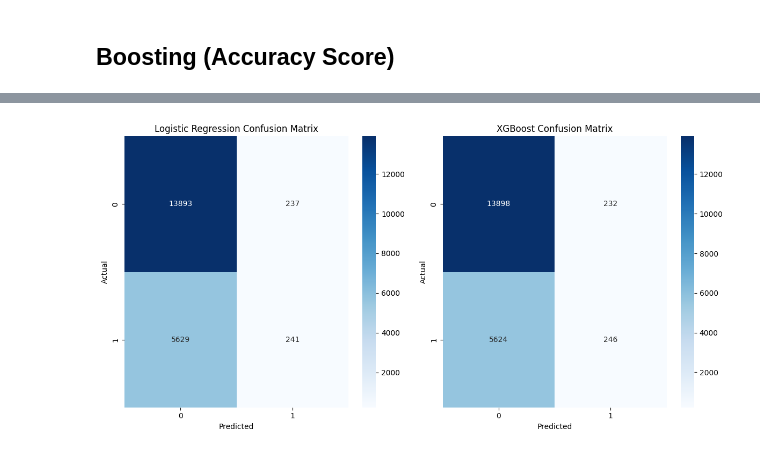
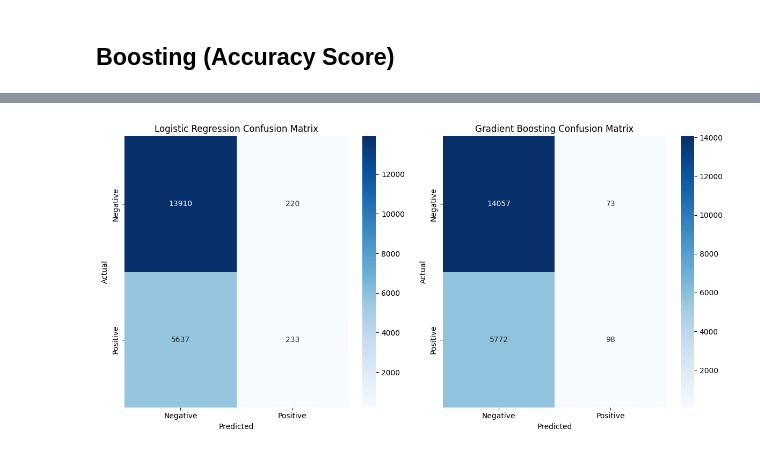
Before and after one commit to NaufalHumam24/Final-Project, a Jupyter notebook: Semester 3/2 - Data Mining/Final_Project_Machine_Learning_&_Data_Mining.ipynb, the cells around one changed output, grey strips where cells are left out. Drawn from its saved outputs; the diff is of its cells as text; code cells hidden in the pictures.

```diff
--- a/Semester 3/2 - Data Mining/Final_Project_Machine_Learning_&_Data_Mining.ipynb
+++ b/Semester 3/2 - Data Mining/Final_Project_Machine_Learning_&_Data_Mining.ipynb
@@ -108,0 +130,4 @@ print(duplicated)
+# %%
+for column in ["HadDiabetes", "SmokerStatus", "ECigaretteUsage", "TetanusLast10Tdap"]:
+    print(dataset[column].value_counts())
+    print("\n")
@@ -109,7 +170,4 @@ print(duplicated)
 # %%
-# Mengambil 100,000 baris pertama
-subset_data = dataset.iloc[:100000]
-
 # Mengubah nilai kolom [0, 1] menjadi [0: No, 1: Yes]
 cols1 = [
     'HadHeartAttack', 'HadAngina', 'HadStroke', 'HadAsthma', 'HadSkinCancer',
@@ -121,14 +179,12 @@ cols1 = [
 ]
 
 for col in cols1:
-    if col in subset_data.columns:
-        subset_data[col] = subset_data[col].replace({0: 'No', 1: 'Yes'})
+    if col in dataset.columns:
+        dataset[col] = dataset[col].replace({0: 'No', 1: 'Yes'})
 
 # Mengubah nilai kolom [1, 0] menjadi [1: Positive, 0: Negative]
 cols2 = ['CovidPos']
 
 for col in cols2:
-    if col in subset_data.columns:
-        subset_data[col] = subset_data[col].replace({1: 'Positive', 0: 'Negative'})
-
-subset_data.to_csv('./dataset/subset_dataset.csv', index=False)
+    if col in dataset.columns:
+        dataset[col] = dataset[col].replace({1: 'Positive', 0: 'Negative'})
@@ -383,7 +480,7 @@ for col in cat_cols:
     full[col] = le.fit_transform(full[col].astype(str))
     label_encoders[col] = le
 # %%
-full.drop(columns=['PatientID'], inplace=True)
+full.drop(columns=['PatientID', 'State'], inplace=True)
 # %%
 full.head(10)
 # %% [output]
@@ -575,32 +672,36 @@ acc_res
 # %%
-# Confusion Matrix Logistic Regression vs XGBoost
+# Confusion Matrix Logistic Regression vs Gradient Boosting
 model1 = LogisticRegression(random_state=rs)
-model2 = XGBClassifier(learning_rate=0.1, random_state=rs, verbosity=0)
+model2 = GradientBoostingClassifier(learning_rate=0.1, random_state=rs)
 
 model1.fit(X_train, y_train)
 model2.fit(X_train, y_train)
 
 y_pred1 = model1.predict(X_test)
 y_pred2 = model2.predict(X_test)
 
 lgr_cm = confusion_matrix(y_test, y_pred1)
-xgb_cm = confusion_matrix(y_test, y_pred2)
+gbc_cm = confusion_matrix(y_test, y_pred2)
+
+labels = ["Negative", "Positive"]
 
 plt.figure(figsize=(12, 6))
 
+# Logistic Regression Confusion Matrix
 plt.subplot(1, 2, 1)
-sns.heatmap(lgr_cm, annot=True, fmt="d", cmap="Blues")
+sns.heatmap(lgr_cm, annot=True, fmt="d", cmap="Blues", xticklabels=labels, yticklabels=labels)
 plt.title("Logistic Regression Confusion Matrix")
 plt.xlabel("Predicted")
 plt.ylabel("Actual")
 
+# Gradient Boosting Confusion Matrix
 plt.subplot(1, 2, 2)
-sns.heatmap(xgb_cm, annot=True, fmt="d", cmap="Blues")
-plt.title("XGBoost Confusion Matrix")
+sns.heatmap(gbc_cm, annot=True, fmt="d", cmap="Blues", xticklabels=labels, yticklabels=labels)
+plt.title("Gradient Boosting Confusion Matrix")
 plt.xlabel("Predicted")
 plt.ylabel("Actual")
 
 plt.tight_layout()
 plt.show()
 # %% [output]
-[figure, old version]
+[figure, new version]
```
Also changed, not shown: parts of 19 cells of this notebook.
